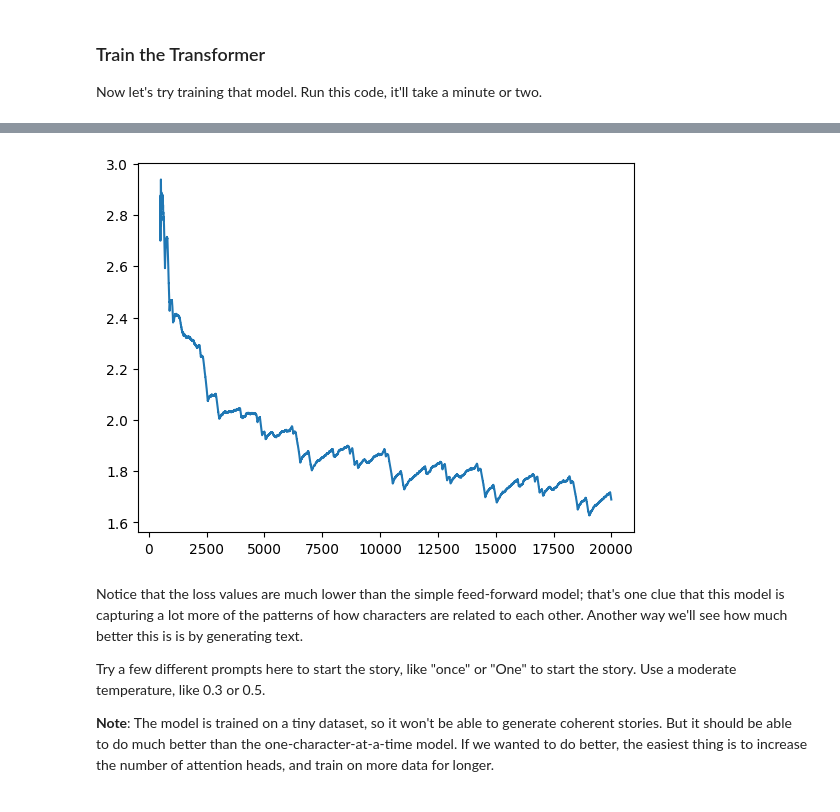
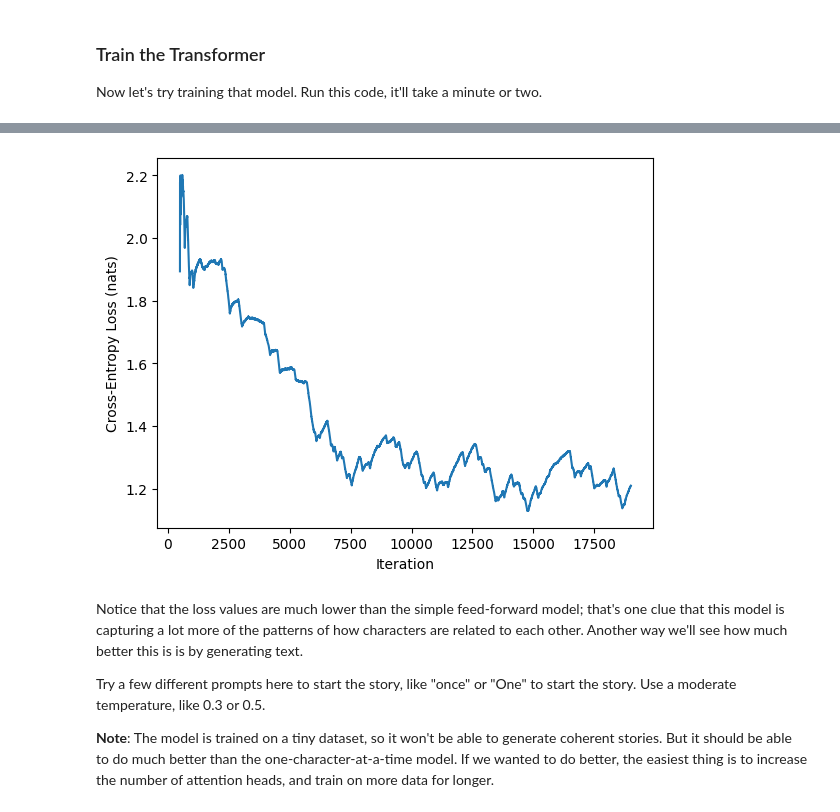
Before and after one commit to Calvin-Data-Science/cs375-376-public, a Jupyter notebook: notebooks/u10n1-implement-transformer.ipynb, the cells around one changed output, grey strips where cells are left out. Drawn from its saved outputs; the diff is of its cells as text; code cells hidden in the pictures.

```diff
--- a/notebooks/u10n1-implement-transformer.ipynb
+++ b/notebooks/u10n1-implement-transformer.ipynb
@@ -38,7 +37,7 @@ First, we'll take a subset of the dataset for training and validation.
 # %%
 from datasets import load_dataset
 
-dataset = load_dataset("roneneldan/TinyStories", split="train[:5000]")
+dataset = load_dataset("roneneldan/TinyStories", split="train[:20000]")
 
 # make a tiny dataset for experimentation
 split_datasets = dataset.train_test_split(test_size=1000, shuffle=False)
@@ -71,12 +69,14 @@ To turn strings into numbers, we'll use the Unicode code point for each characte
 You don't need to read or understand the code in this section; just run it and look at the results.
 # %%
 n_vocab = 256
+MAX_SEQUENCE_LEN = 100 # We'll use this to limit the length of our sequences
+
 
 def encode_doc(doc):
     token_ids = torch.tensor([ord(x) for x in doc], device=device)
     # Remove any tokens that are out-of-vocabulary
     token_ids = token_ids[token_ids < n_vocab]
-    return token_ids
+    return token_ids[:MAX_SEQUENCE_LEN] # truncate to MAX_SEQUENCE_LEN
 
 sentence_tensor = encode_doc(example['text'][:50]).cpu() # keep it on CPU for now
 sentence_tensor
@@ -397,6 +407,10 @@ class BareBonesAttentionHead(nn.Module):
         self.get_query = nn.Linear(emb_dim, head_dim, bias=False)
         self.get_key = nn.Linear(emb_dim, head_dim, bias=False)
         self.get_value = nn.Linear(emb_dim, head_dim, bias=False)
+
+        self.causal_mask = nn.Buffer(
+            make_causal_mask(MAX_SEQUENCE_LEN)
+        )
 
     def forward(self, x):
         seq_len, emb_dim = x.shape
@@ -412,7 +426,7 @@ class BareBonesAttentionHead(nn.Module):
         scores = q @ k_transpose  / emb_dim**0.5
         assert scores.shape == (seq_len, seq_len)
         # Apply the causal mask
-        causal_mask = make_causal_mask(seq_len).to(scores.device)
+        causal_mask = self.causal_mask[:seq_len, :seq_len]
         scores = scores + causal_mask
         attention_weights = scores.softmax(dim=-1)
         # The full Transformer adds some dropout here.
@@ -465,11 +479,10 @@ Now, at long last, let's make a complete Transformer-based language model.
 
 A big new aspect here is the *position embeddings*. We'll implement *learned absolute position embeddings*, which do add parameters to the model. (A cool new approach, called *Rotary Position Embeddings* ([RoPE](https://blog.eleuther.ai/rotary-embeddings/)), gets comparable or better performance without adding parameters; most current models, like Llama2 and Gemma, use it.)
 # %%
-max_len = 100
-
 class TransformerLM(nn.Module):
     def __init__(self, n_vocab, max_len, emb_dim, n_hidden, head_dim=5, n_heads=4):
         super().__init__()
+        self.max_len = max_len
         self.word_to_embedding = nn.Embedding(n_vocab, emb_dim)
         self.pos_to_embedding = nn.Embedding(max_len, emb_dim)
         self.model = BareBonesTransformerLayer(
@@ -482,9 +495,9 @@ class TransformerLM(nn.Module):
 
     def forward(self, input_ids):
         seq_len = input_ids.shape[-1]
-        if seq_len > max_len:
+        if seq_len > self.max_len:
             # Fail if the input sequence is too long.
-            raise ValueError(f"Input sequence length {seq_len} is longer than the maximum of {max_len}")
+            raise ValueError(f"Input sequence length {seq_len} is longer than the maximum of {self.max_len}")
         input_embeds = self.word_to_embedding(input_ids)
         # Compute position embeddings.
         position_ids = torch.arange(seq_len, device=input_ids.device)
@@ -498,32 +511,39 @@ class TransformerLM(nn.Module):
 Now let's try training that model. Run this code, it'll take a minute or two.
 # %%
 # Set up a single-head model so it's easier to trace. Later you can try more heads.
-model = TransformerLM(n_vocab=n_vocab, max_len=max_len, emb_dim=emb_dim, n_hidden=emb_dim * 4, head_dim=emb_dim // 2, n_heads=1)
+model = TransformerLM(n_vocab=n_vocab, max_len=MAX_SEQUENCE_LEN, emb_dim=emb_dim, n_hidden=emb_dim * 4, head_dim=emb_dim // 2, n_heads=1)
 model.to(device)
-optimizer = torch.optim.Adam(model.parameters(), lr=0.001)
+optimizer = torch.optim.AdamW(model.parameters(), lr=0.01)
 losses = []
 
-for epoch in range(5):
-    sample_counter = 0
-    for example in train_tokenized:
-        # Truncate the example to the context length of the model.
-        token_ids = example['input_ids'][:max_len]
-        input_ids = token_ids[:-1]
-        targets = token_ids[1:]
+REPORT_INTERVAL = 1000
 
-        assert token_ids.max() < n_vocab
+for i, example in enumerate(train_tokenized):
+    token_ids = example['input_ids']
+    assert token_ids.max() < n_vocab
 
-        logits = model(input_ids)
-        loss = nn.CrossEntropyLoss()(logits, targets)
+    # set up a causal language modeling task:
+    # each token should be predicted using the tokens before it
+    input_ids = token_ids[:-1]
+    targets   = token_ids[1:]
 
-        loss.backward()
-        optimizer.step()
-        optimizer.zero_grad()
-        losses.append(loss.item())
-        sample_counter += 1
-    avg_loss_this_epoch = sum(losses[-sample_counter:]) / sample_counter
-    print(f"Epoch {epoch}, Loss: {avg_loss_this_epoch}")
+    logits = model(input_ids)
+    loss = F.cross_entropy(logits, targets)
+
+    # Do gradient descent and keep track of the loss
+    loss.backward()
+    optimizer.step()
+    optimizer.zero_grad()
+    losses.append(loss.item())
+
+    if i > 0 and i % REPORT_INTERVAL == 0:
+        # Print the average loss over the last REPORT_INTERVAL samples
+        avg_loss = sum(losses[-REPORT_INTERVAL:]) / REPORT_INTERVAL
+        print(f"Sample {i}, Loss: {avg_loss}")
+
 
 # Plot a smoothed version of the loss (easier to see the trend)
-pd.Series(losses)[500:].ewm(alpha = .001).mean().plot();
+pd.Series(losses)[500:].ewm(alpha = .001).mean().plot()
+plt.xlabel('Iteration')
+plt.ylabel("Cross-Entropy Loss (nats)");
 # %% [output]
@@ -535,4 +568,4 @@ Epoch 4, Loss: 1.7100567362606525
-[figure, old version]
+[figure, new version]
 # %% [markdown]
 Notice that the loss values are much lower than the simple feed-forward model; that's one clue that this model is capturing a lot more of the patterns of how characters are related to each other. Another way we'll see how much better this is is by generating text.
 
```
Also changed, not shown: parts of 14 cells of this notebook.
